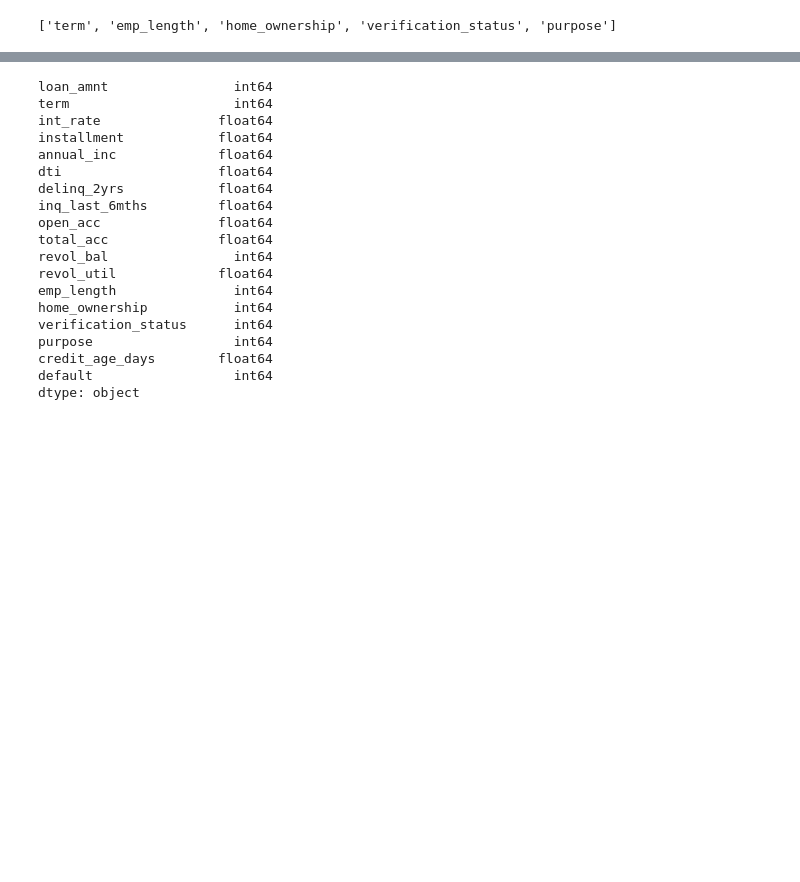
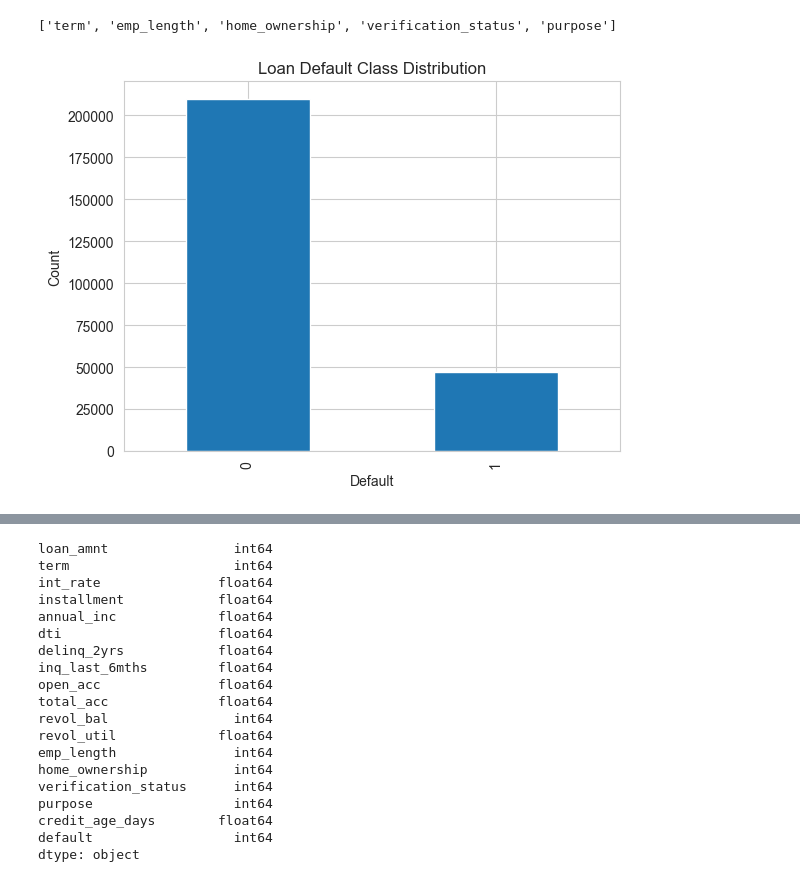
Before and after one commit to adeokamate/hybrid-credit-risk-app, a Jupyter notebook: credit risk assesment.ipynb, the cells around one changed output, grey strips where cells are left out. Drawn from its saved outputs; the diff is of its cells as text; code cells hidden in the pictures; blank space fills up the shorter version.

```diff
--- a/credit risk assesment.ipynb
+++ b/credit risk assesment.ipynb
@@ -121,8 +121,8 @@ num_cols = [
 for col in num_cols:
     df[col] = df[col].fillna(df[col].median())
 # %%
-df["issue_d"] = pd.to_datetime(df["issue_d"], errors="coerce")
-df["earliest_cr_line"] = pd.to_datetime(df["earliest_cr_line"], errors="coerce")
+df["issue_d"] = pd.to_datetime(df["issue_d"], format="%b-%Y", errors="coerce")
+df["earliest_cr_line"] = pd.to_datetime(df["earliest_cr_line"], format="%b-%Y", errors="coerce")
 # %%
 df["credit_age_days"] = (df["issue_d"] - df["earliest_cr_line"]).dt.days
 # %%
@@ -175,6 +192,16 @@ df.select_dtypes(include="object").columns.tolist()
 See https://pandas.pydata.org/docs/user_guide/migration-3-strings.html#string-migration-select-dtypes for details on how to write code that works with pandas 2 and 3.
   df.select_dtypes(include="object").columns.tolist()
 ['term', 'emp_length', 'home_ownership', 'verification_status', 'purpose']
+# %%
+import matplotlib.pyplot as plt
+
+df["default"].value_counts().plot(kind="bar")
+plt.title("Loan Default Class Distribution")
+plt.xlabel("Default")
+plt.ylabel("Count")
+plt.show()
+# %% [output]
+[figure, added]
 # %%
 df['term'].value_counts()
 # %% [output]
```
Also changed, not shown: parts of 22 cells of this notebook, 2 other files.
